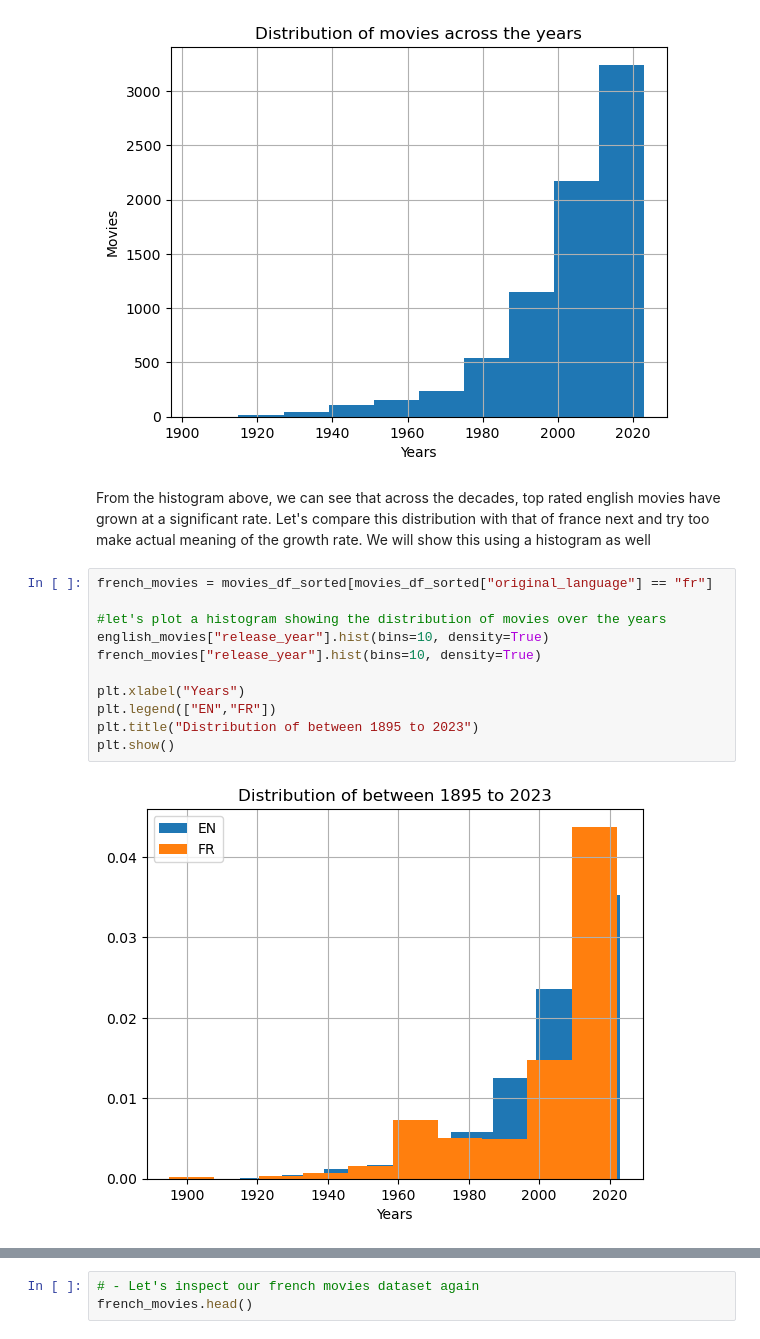
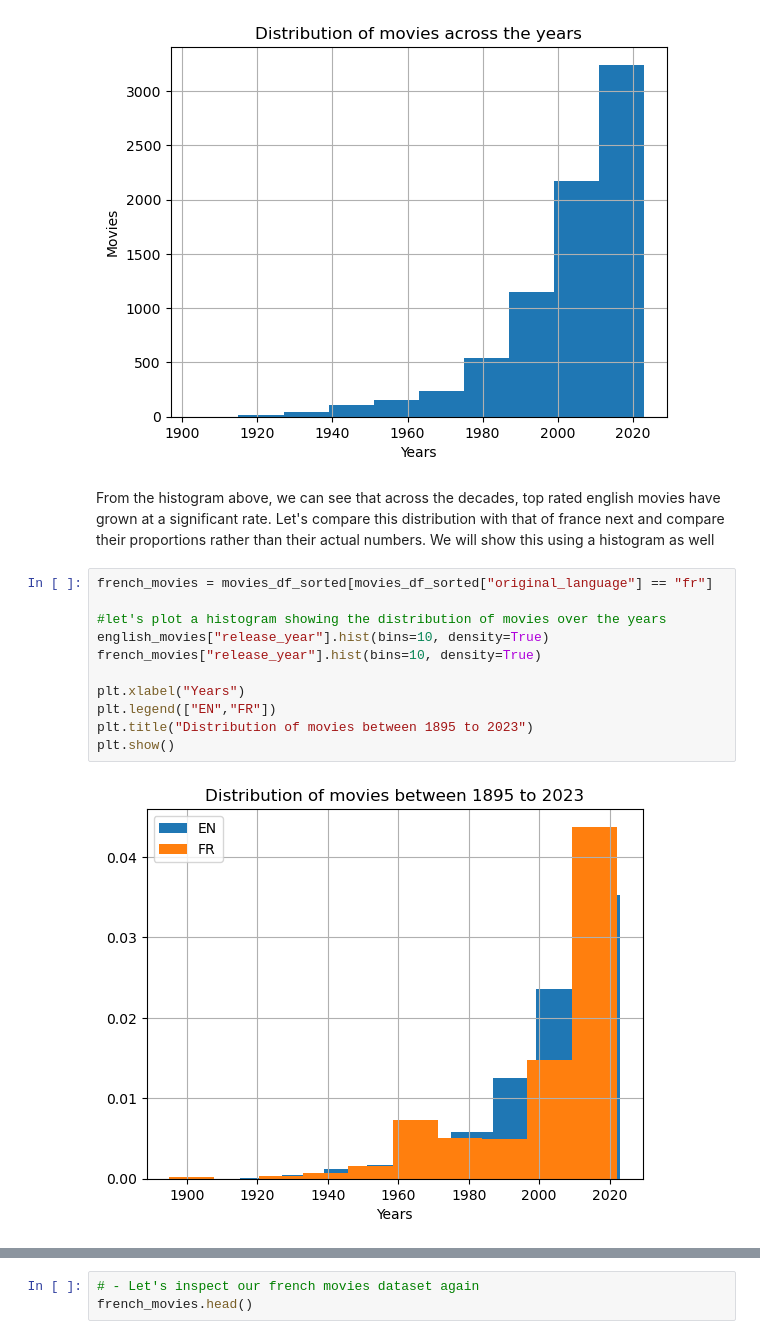
Before and after one commit to chikeibezim/analyzing-top-rated-movies, a Jupyter notebook: analyzing-all-time-top-rated-movies.ipynb, the cells around one changed output, grey strips where cells are left out. Saved outputs shown, nothing was run; the diff lists cells and outputs as text.

Commit message:
Kaggle Notebook | Analyzing All-Time Top Rated Movies | Version 3

```diff
--- a/analyzing-all-time-top-rated-movies.ipynb
+++ b/analyzing-all-time-top-rated-movies.ipynb
@@ -100,18 +100,18 @@ plt.show()
 # %% [output]
 [figure]
 # %% [markdown]
-From the histogram above, we can see that across the decades, top rated english movies have grown at a significant rate. Let's compare this distribution with that of france next and try too make actual meaning of the growth rate. We will show this using a histogram as well
+From the histogram above, we can see that across the decades, top rated english movies have grown at a significant rate. Let's compare this distribution with that of france next and compare their proportions rather than their actual numbers. We will show this using a histogram as well
 # %%
 french_movies = movies_df_sorted[movies_df_sorted["original_language"] == "fr"]
 
 #let's plot a histogram showing the distribution of movies over the years
 english_movies["release_year"].hist(bins=10, density=True)
 french_movies["release_year"].hist(bins=10, density=True)
 
 plt.xlabel("Years")
 plt.legend(["EN","FR"])
-plt.title("Distribution of between 1895 to 2023")
+plt.title("Distribution of movies between 1895 to 2023")
 plt.show()
 # %% [output]
-[figure, old version]
+[figure, new version]
 # %% [markdown]
```
Also changed, not shown: parts of 3 cells of this notebook.
